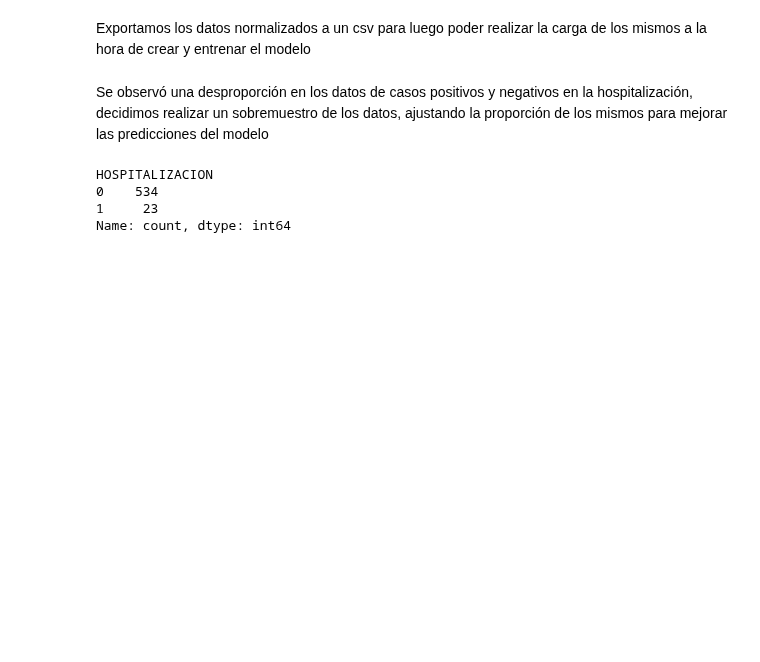
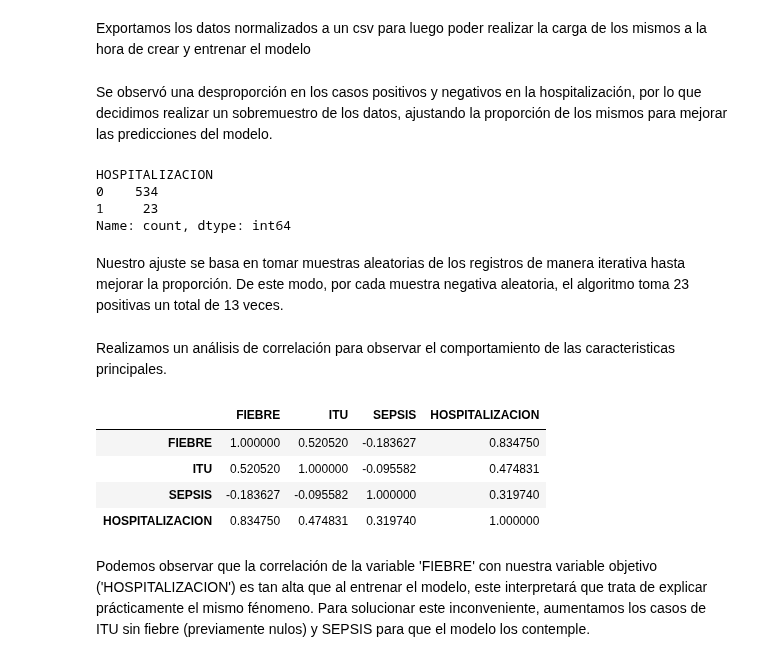
Before and after one commit to whipped-coffee/M06-Proyecto-Integrador-Machine-Learning, a Jupyter notebook: EDA.ipynb, the cells around one changed output. Drawn from its saved outputs; the diff is of its cells as text; code cells hidden in the pictures; blank space fills up the shorter version.

Commit message:
'UPADTE Oversample'

```diff
--- a/EDA.ipynb
+++ b/EDA.ipynb
@@ -22,7 +22,7 @@ Cargamos el archivo con los datos y visualizamos los primeros '3' elementos para
 
 Cargamos la base de datos dada y procedemos a analizar la estructura de la misma obteniendo los primeros '3' elementos del dataframe previamente generado.
 # %%
-dataHosp = pd.read_excel('../data/BBDD_Hospitalización.xlsx')
+dataHosp = pd.read_excel('data/BBDD_Hospitalización.xlsx')
 dataHosp.head(3)
 # %% [output]
 |  | EDAD | DIABETES | HOSPITALIZACIÓN ULTIMO MES | PSA | BIOPSIAS PREVIAS | VOLUMEN PROSTATICO | ... |
@@ -173,5 +173,5 @@ dataNorm.to_csv('../data/Hospitales_Normalizados.csv', index = False)
 # %% [markdown]
-Se observó una desproporción en los datos de casos positivos y negativos en la hospitalización, decidimos realizar un sobremuestro de los datos, ajustando la proporción de los mismos para mejorar las predicciones del modelo
+Se observó una desproporción en los casos positivos y negativos en la hospitalización, por lo que decidimos realizar un sobremuestro de los datos, ajustando la proporción de los mismos para mejorar las predicciones del modelo.
 # %%
 dataNorm['HOSPITALIZACION'].value_counts()
 # %% [output]
@@ -179,13 +179,28 @@ HOSPITALIZACION
 0    534
 1     23
 Name: count, dtype: int64
+# %% [markdown]
+Nuestro ajuste se basa en tomar muestras aleatorias de los registros de manera iterativa hasta mejorar la proporción.
+De este modo, por cada muestra negativa aleatoria, el algoritmo toma 23 positivas un total de 13 veces.
 # %%
-nuevos = dataNorm.loc[dataNorm['HOSPITALIZACION'] == 1]
-sample = nuevos.sample(23)
-df2 = pd.concat([dataNorm, sample])
+OversampleData = dataNorm
 
-for i in range(0, 13):
-    sample_p = df2.loc[df2['HOSPITALIZACION'] == 1].sample(23)
-    sample_n = df2.loc[df2['HOSPITALIZACION'] == 0].sample(1)
-    df2 = pd.concat([df2, sample_p, sample_n])
+for i in range(0, 14):
+    sample_p = OversampleData.loc[OversampleData['HOSPITALIZACION'] == 1].sample(23)
+    sample_n = OversampleData.loc[OversampleData['HOSPITALIZACION'] == 0].sample(1)
+    OversampleData = pd.concat([OversampleData, sample_p, sample_n])
+# %% [markdown]
+Realizamos un análisis de correlación para observar el comportamiento de las caracteristicas principales.
+# %%
+mapa = OversampleData.corr(numeric_only= True)
+mapa.style.background_gradient(cmap='coolwarm')
+# %% [output]
+|  | FIEBRE | ITU | SEPSIS | HOSPITALIZACION |
+| FIEBRE | 1.000000 | 0.520520 | -0.183627 | 0.834750 |
+| ITU | 0.520520 | 1.000000 | -0.095582 | 0.474831 |
+| SEPSIS | -0.183627 | -0.095582 | 1.000000 | 0.319740 |
+| HOSPITALIZACION | 0.834750 | 0.474831 | 0.319740 | 1.000000 |
+# %% [markdown]
+Podemos observar que la correlación de la variable 'FIEBRE' con nuestra variable objetivo ('HOSPITALIZACION') es tan alta que al entrenar el modelo, este interpretará que trata de explicar prácticamente el mismo fénomeno.
+Para solucionar este inconveniente, aumentamos los casos de ITU sin fiebre (previamente nulos) y SEPSIS para que el modelo los contemple.
 # %%
```
Also changed, not shown: parts of 8 cells of this notebook.
